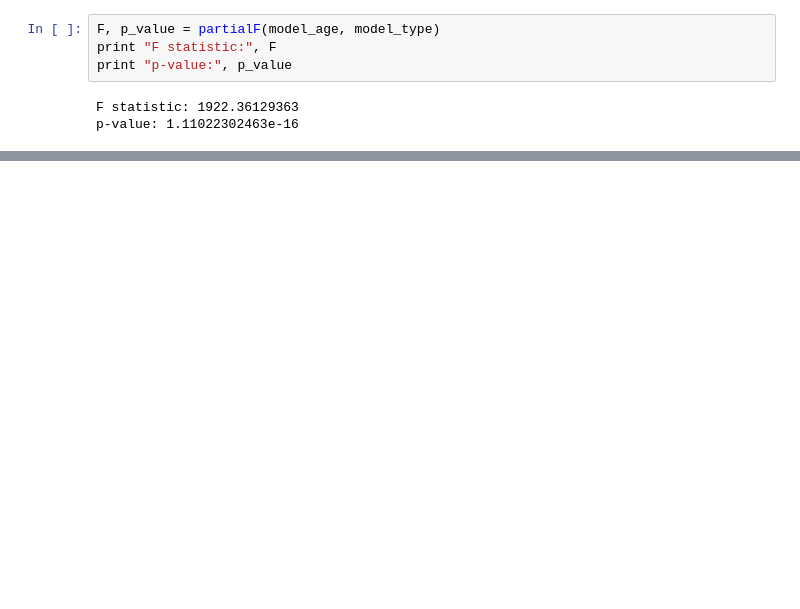
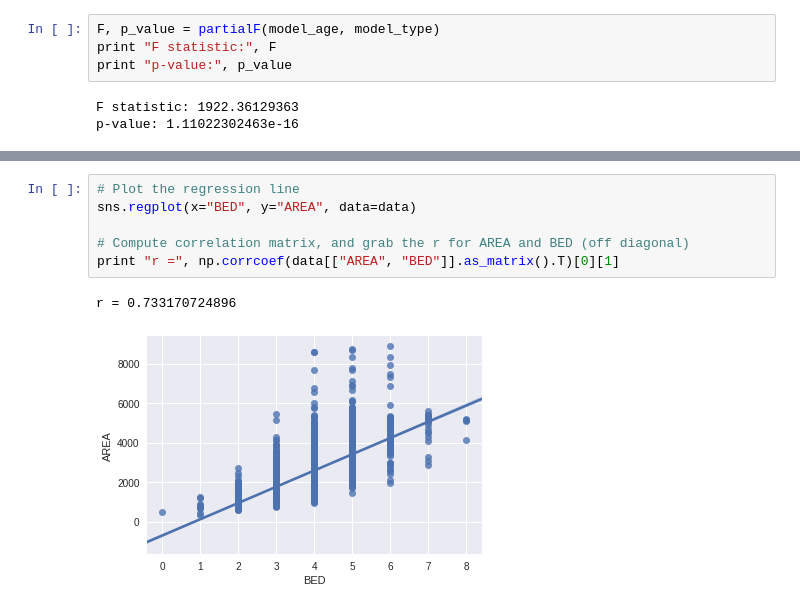
Before and after one commit to will-cromar/fantastic-potato, a Jupyter notebook: Report.ipynb, the cells around one changed output, grey strips where cells are left out. Drawn from its saved outputs; the diff is of its cells as text; blank space fills up the shorter version.

```diff
--- a/Report.ipynb
+++ b/Report.ipynb
@@ -368,0 +404,9 @@ Write this later
+# %%
+# Plot the regression line
+sns.regplot(x="BED", y="AREA", data=data)
+
+# Compute correlation matrix, and grab the r for AREA and BED (off diagonal)
+print "r =", np.corrcoef(data[["AREA", "BED"]].as_matrix().T)[0][1]
+# %% [output]
+r = 0.733170724896
+[figure, added]
```
Also changed, not shown: parts of 30 cells of this notebook.
